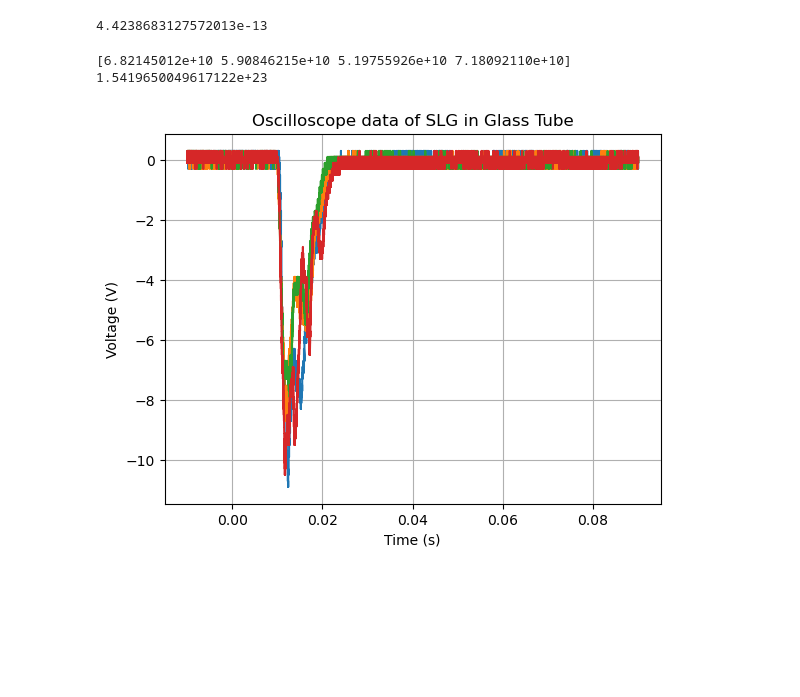
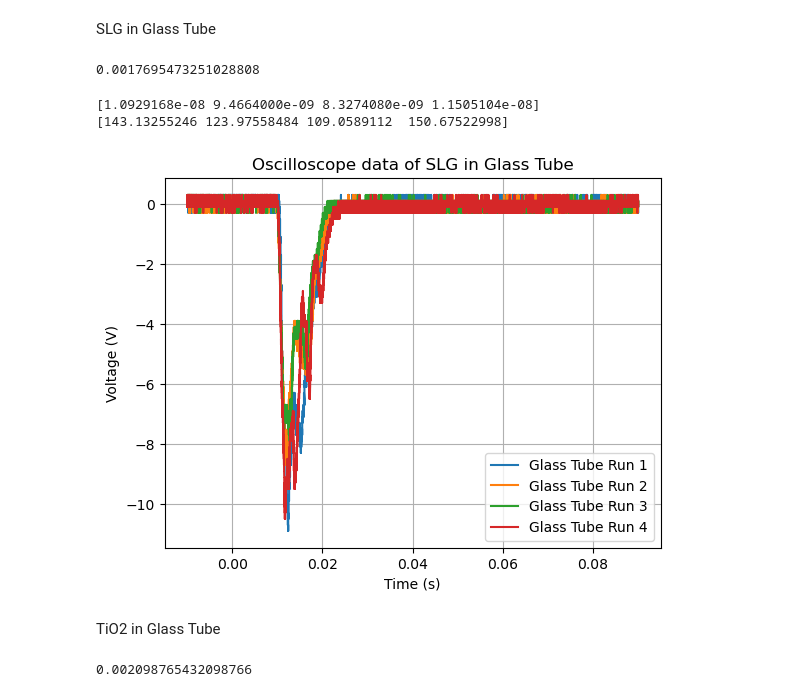
Before and after one commit to Kschloms/Advanced_Experimental_Physics, a Jupyter notebook: Aesorsal_exp/data.ipynb, the cells around one changed output. Saved outputs shown, nothing was run; the diff lists cells and outputs as text; code cells hidden in the pictures; blank space fills up the shorter version.

```diff
--- a/Aesorsal_exp/data.ipynb
+++ b/Aesorsal_exp/data.ipynb
@@ -66,32 +7,28 @@ class Material:
-# %%
-#measure_scooped_mass: mass of the material scooped in the measure cup (g)
-#num_measure_scoops: number of scoops of material in the measure cup (unitless)
-#h_measure: height of the measure cup (cm)
-#d_measure: diameter of the measure cup (cm)
-#h: height of the actual cup (must be in the same units as h_measure)
-#d: diameter of the actual cup (must be in the same units as d_measure)
-#returns the mass of the material in the actual cup (g)
-def mass_calc(measure_scooped_mass, num_measure_scoops, h_measure, d_measure, h, d):
-    V_measure = np.pi * (d_measure / 2) ** 2 * h_measure #(cm^3)
-    rho = measure_scooped_mass / (num_measure_scoops * V_measure) #(g/cm^3)
-    V = np.pi * (d / 2) ** 2 * h #(cm^3)
-    M = rho * V
-    return M #(g)
 # %%
 glass_tube_dir = "Glass Tube"
 al_oxide_tube_dir = "Al Oxide Tube"
+# %% [markdown]
+SLG in Glass Tube
 # %%
-slg = Material('SLG', 'SLG', 'Glass Tube', glass_tube_dir, diameter = 5.6, mass_density=0.563)
-slg.M = mass_calc(1.72, 3, 0.9, 1.2, 0.0001, 0.0001)
-slg.M
+slg_glass = Material('SLG', 'SLG', 'Glass Tube', glass_tube_dir, diameter = 5.6, mass_density=2483)
+slg_glass.M = mass_calc(1.72)
+slg_glass.M
 # %% [output]
-4.4238683127572013e-13
+0.0017695473251028808
 # %%
 fig, ax = plt.subplots()
-slg.plot_ch1(ax)
-print(slg.Qs)
-print(slg.Qs[0] / slg.M)
+slg_glass.plot_ch1(ax)
+print(slg_glass.Qs)
+print(slg_glass.charge_per_surface_area())
 # %% [output]
-[6.82145012e+10 5.90846215e+10 5.19755926e+10 7.18092110e+10]
-1.5419650049617122e+23
+[1.0929168e-08 9.4664000e-09 8.3274080e-09 1.1505104e-08]
+[143.13255246 123.97558484 109.0589112  150.67522998]
-[figure, old version]
+[figure, new version]
+# %% [markdown]
+TiO2 in Glass Tube
+# %%
+tio2_glass = Material('TiO2', 'TiO2', 'Glass Tube', glass_tube_dir, diameter = 14.0, mass_density=4.26)
+tio2_glass.M = mass_calc(2.04)
+tio2_glass.M
+# %% [output]
+0.002098765432098766
```
Also changed, not shown: parts of 7 cells of this notebook, 33 other files.
